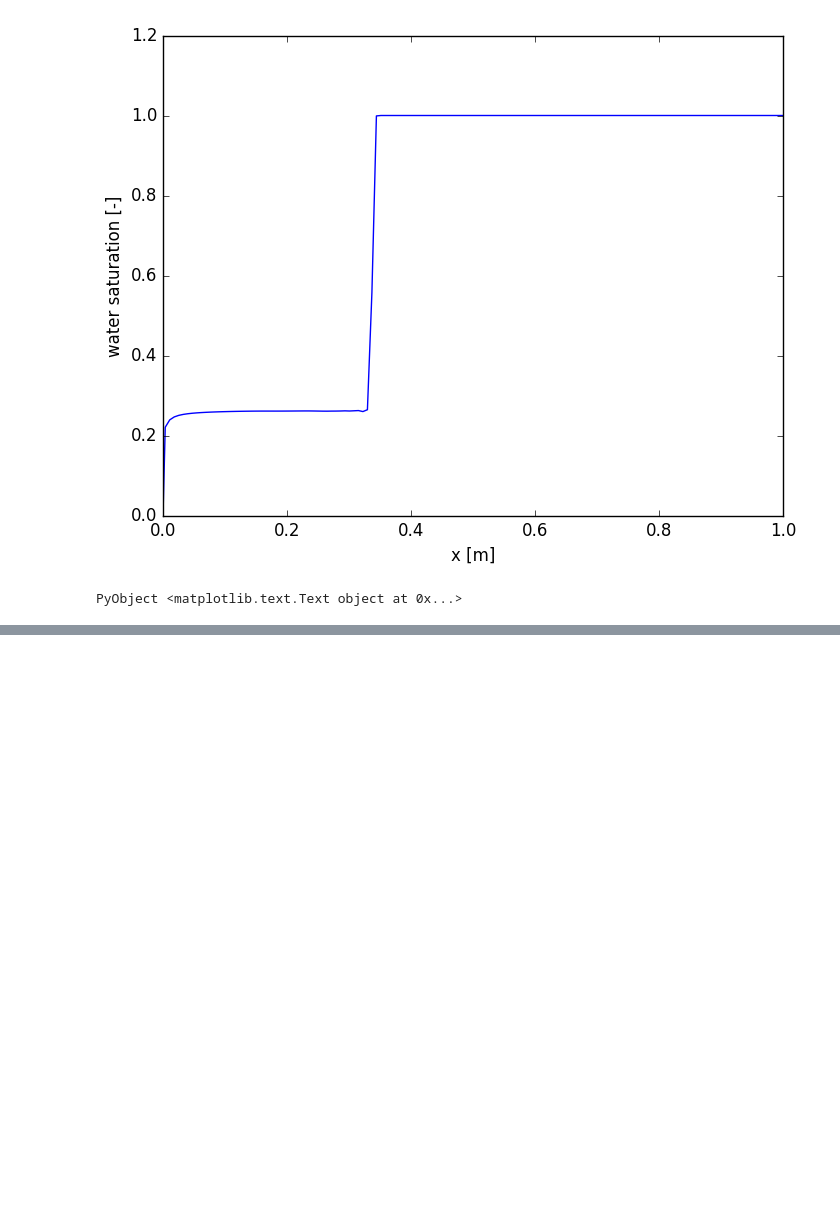
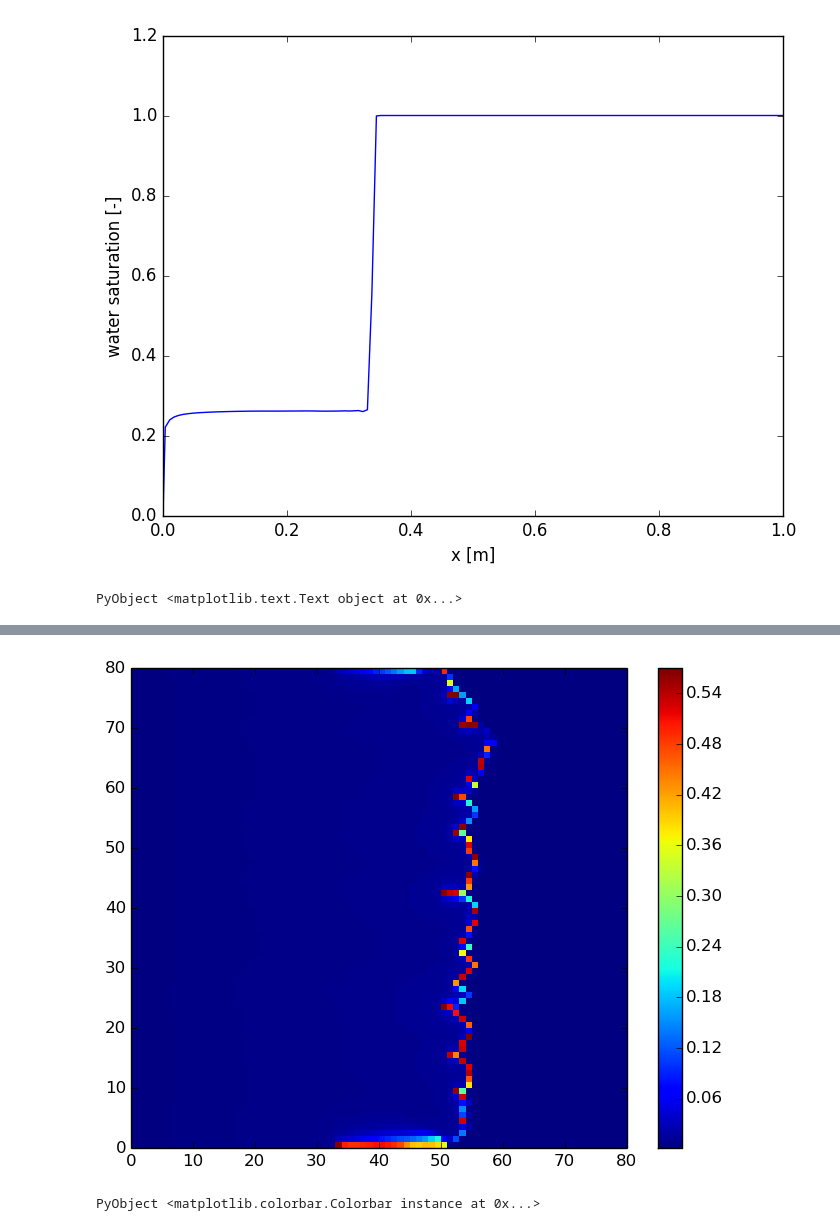
Before and after one commit to simulkade/FoamFingering, a Jupyter notebook: load_foam_stars.ipynb, the cells around one changed output, grey strips where cells are left out. Cells and saved outputs as stored; diff of their text form; code cells hidden in the pictures; blank space fills up the shorter version.

```diff
--- a/load_foam_stars.ipynb
+++ b/load_foam_stars.ipynb
@@ -217,3 +199,7 @@ ylabel("water saturation [-]")
 # %% [output]
 [figure]
 PyObject <matplotlib.text.Text object at 0x...>
+# %%
+# load files and save them in CSV
+sw2=load("case3_shocksat_2d.jld", "sw")
+sw2_sat=load("case3_fullsat_2d.jld", "sw")
@@ -219,0 +224,13 @@ PyObject <matplotlib.text.Text object at 0x...>
+# %%
+muf2_sat=1./labda_tot_foam(sw2_sat.value[2:end-1,2:end-1]')
+muf2=1./labda_tot_foam(sw2.value[2:end-1,2:end-1]')
+writecsv("case2_fullsat_sw.csv", sw2_sat.value[2:end-1,2:end-1]')
+writecsv("case2_shocksat_sw.csv", sw2.value[2:end-1,2:end-1]')
+writecsv("case2_fullsat_muf.csv", muf2_sat)
+writecsv("case2_shocksat_muf.csv", muf2)
+# %%
+pcolor(muf2_sat)
+colorbar()
+# %% [output]
+[figure, added]
+PyObject <matplotlib.colorbar.Colorbar instance at 0x...>
```
Also changed, not shown: parts of 2 cells of this notebook, 4 other files.
